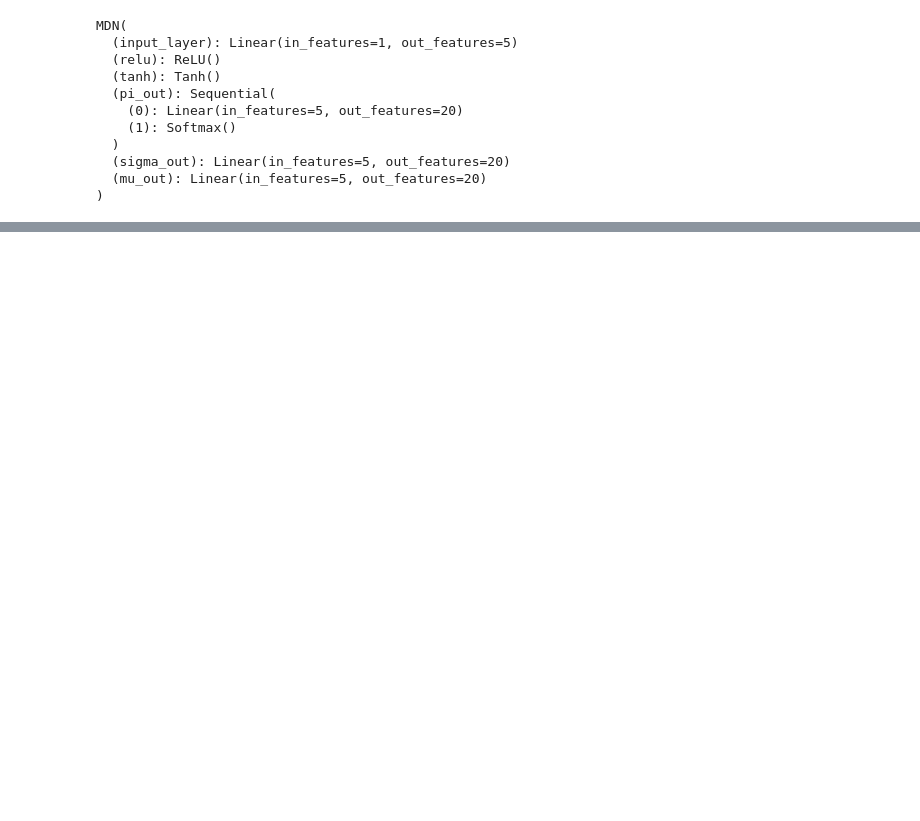
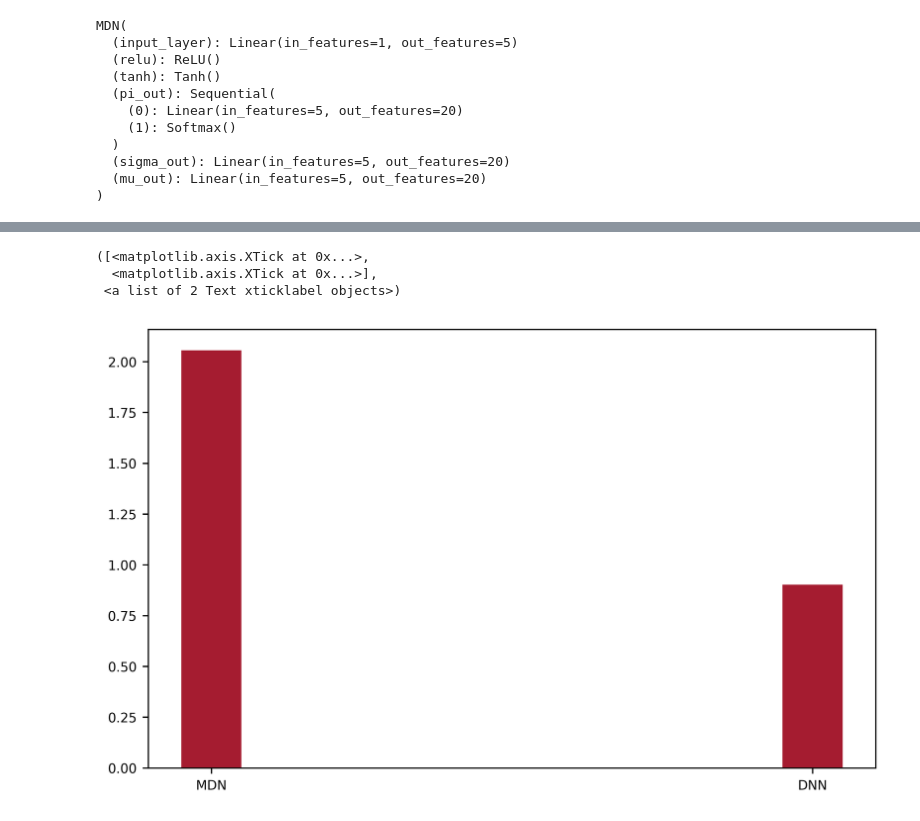
Before and after one commit to sambaiga/learn_pytorch, a Jupyter notebook: 07_Pytorch mixture density network (MDN).ipynb, the cells around one changed output, grey strips where cells are left out. Saved outputs shown, nothing was run; the diff lists cells and outputs as text; code cells hidden in the pictures; blank space fills up the shorter version.

```diff
--- a/07_Pytorch mixture density network (MDN).ipynb
+++ b/07_Pytorch mixture density network (MDN).ipynb
@@ -238,0 +381,10 @@ plt.title("The Graph of X vs Y");
+# %%
+results = [mse_mdn, mse_dnn]
+barwidth=0.1
+plt.bar(np.arange(2),results, barwidth)
+plt.xticks(np.arange(2),['MDN', 'DNN']);
+# %% [output]
+([<matplotlib.axis.XTick at 0x...>,
+  <matplotlib.axis.XTick at 0x...>],
+ <a list of 2 Text xticklabel objects>)
+[figure, added]
```
Also changed, not shown: parts of 28 cells of this notebook, 5 other files.
